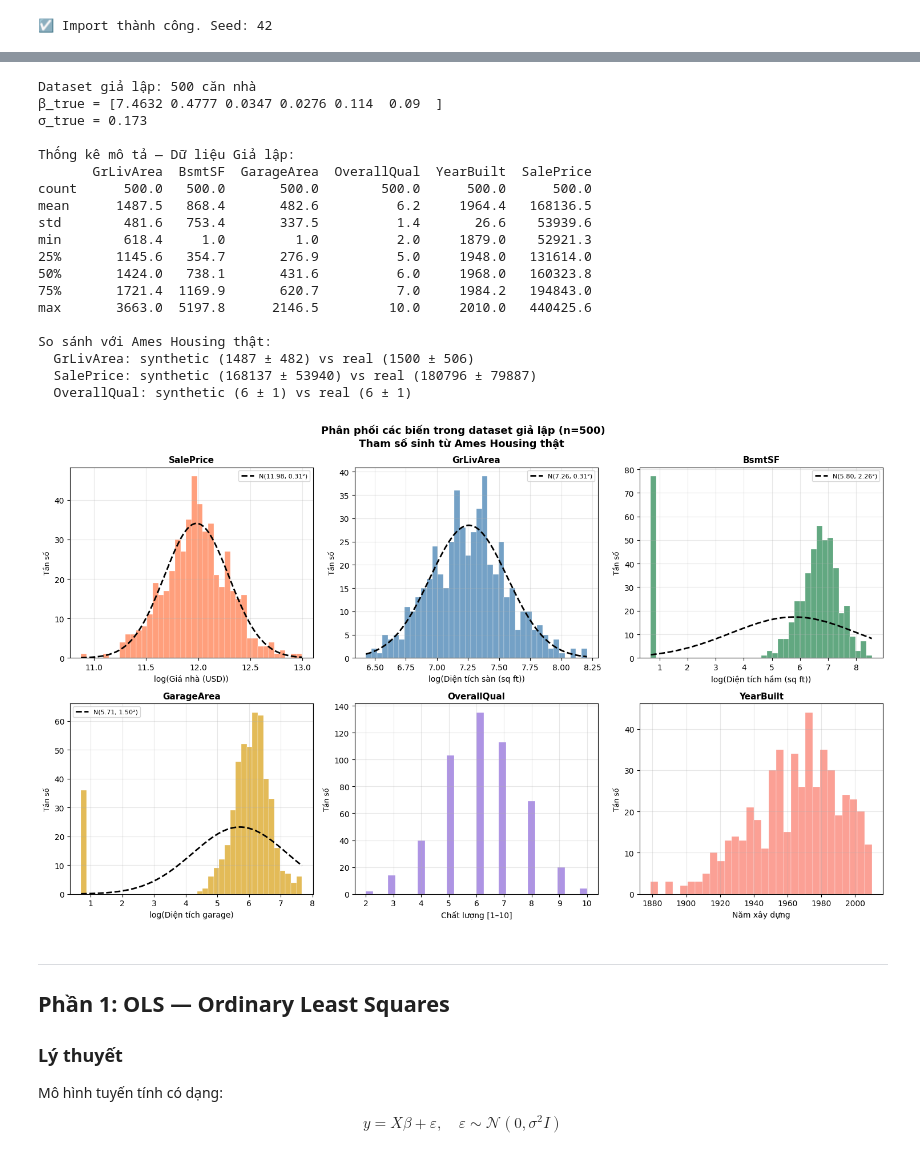
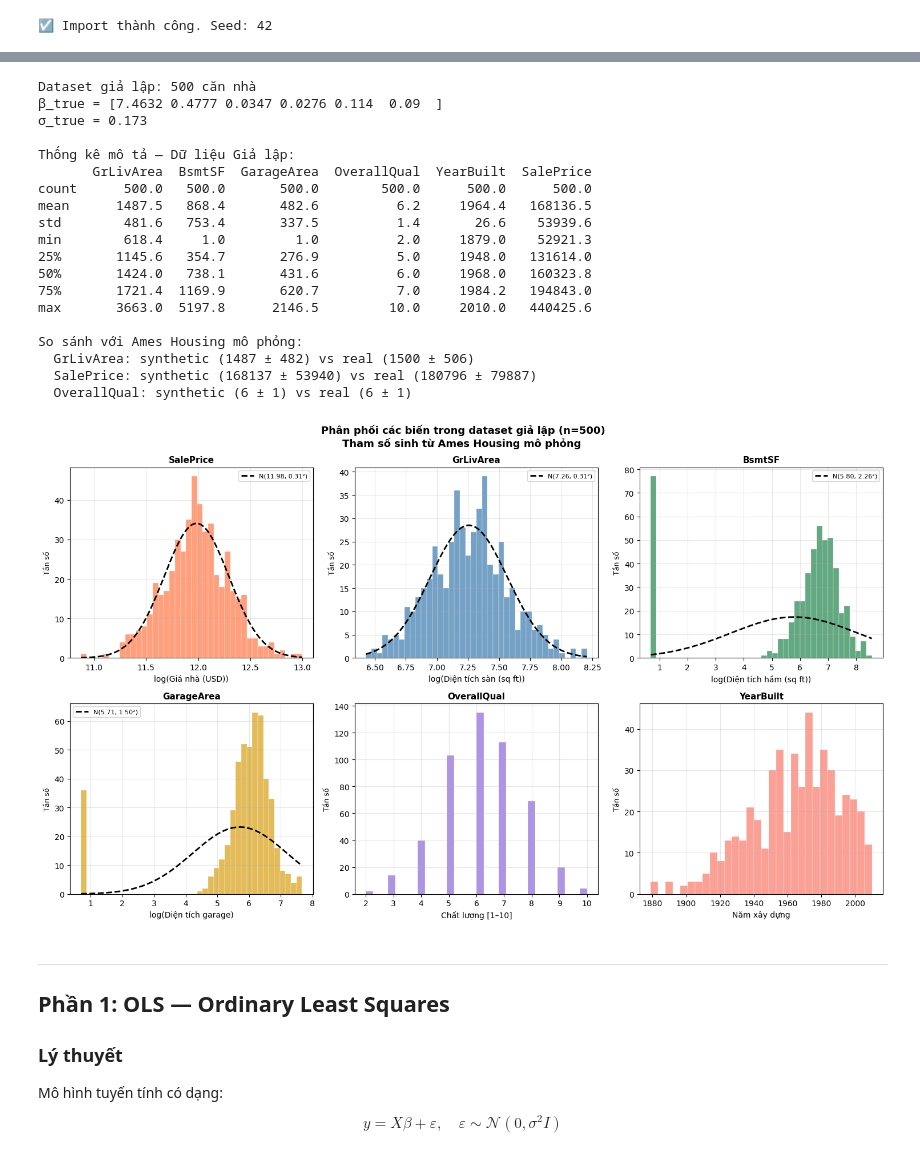
Before and after one commit to BB1311/Data-Fitting-And-OLS-Method, a Jupyter notebook: part1/part1_notebook.ipynb, the cells around one changed output, grey strips where cells are left out. Cells and saved outputs as stored; diff of their text form; code cells hidden in the pictures.

```diff
--- a/part1/part1_notebook.ipynb
+++ b/part1/part1_notebook.ipynb
@@ -199,7 +198,7 @@ print(f"β_true = {BETA_TRUE}")
 print(f"σ_true = {SIGMA_TRUE}")
 print()
 
-# Bảng thống kê mô tả — so sánh synthetic vs Ames thật
+# Bảng thống kê mô tả — so sánh synthetic vs Ames
 df_syn = pd.DataFrame(data['X_raw'],
                       columns=['GrLivArea','BsmtSF','GarageArea','OverallQual','YearBuilt'])
 df_syn['SalePrice'] = data['y_price']
@@ -207,7 +206,7 @@ df_syn['SalePrice'] = data['y_price']
 print("Thống kê mô tả — Dữ liệu Giả lập:")
 print(df_syn.describe().round(1))
 
-print("\nSo sánh với Ames Housing thật:")
+print("\nSo sánh với Ames Housing mô phỏng:")
 ref = {
     'GrLivArea' : (1499.7, 505.5),
     'SalePrice' : (180796, 79887),
@@ -233,7 +232,7 @@ min        618.4     1.0         1.0          2.0     1879.0    52921.3
 75%       1721.4  1169.9       620.7          7.0     1984.2   194843.0
 max       3663.0  5197.8      2146.5         10.0     2010.0   440425.6
 
-So sánh với Ames Housing thật:
+So sánh với Ames Housing mô phỏng:
   GrLivArea: synthetic (1487 ± 482) vs real (1500 ± 506)
   SalePrice: synthetic (168137 ± 53940) vs real (180796 ± 79887)
   OverallQual: synthetic (6 ± 1) vs real (6 ± 1)
@@ -258,35 +257,35 @@ for ax, (col, xlabel, color, use_log) in zip(axes, plot_configs):
         log_vals = np.log1p(vals)
 
         ax.hist(log_vals, bins=40, color=color, alpha=0.75, edgecolor='white', lw=0.3)
         ax.set_xlabel(f'log({xlabel})', fontsize=10)
 
         # Fit normal distribution lên log
         mu, sigma = log_vals.mean(), log_vals.std()
         x_range = np.linspace(log_vals.min(), log_vals.max(), 200)
         from scipy.stats import norm
         ax.plot(x_range, norm.pdf(x_range, mu, sigma) * len(vals) * (log_vals.max()-log_vals.min())/40,
                 'k--', lw=2, label=f'N({mu:.2f}, {sigma:.2f}²)')
     else:
         # Trường hợp không dùng log
         ax.hist(vals, bins=30, color=color, alpha=0.75, edgecolor='white', lw=0.3)
         ax.set_xlabel(xlabel, fontsize=10)
 
     ax.set_title(col, fontsize=11, fontweight='bold')
     ax.set_ylabel('Tần số', fontsize=9)
     ax.grid(True, alpha=0.3)
 
     if use_log and vals.min() > 0:
         ax.legend(fontsize=8)
 
 plt.suptitle(
     f'Phân phối các biến trong dataset giả lập (n={N_MAIN})\n'
-    'Tham số sinh từ Ames Housing thật ',
+    'Tham số sinh từ Ames Housing mô phỏng ',
     fontsize=13, fontweight='bold'
 )
 plt.tight_layout()
 plt.show()
 # %% [output]
-[figure, old version]
+[figure, new version]
 # %% [markdown]
 ---
 ## Phần 1: OLS — Ordinary Least Squares
```
Also changed, not shown: parts of 4 cells of this notebook.
